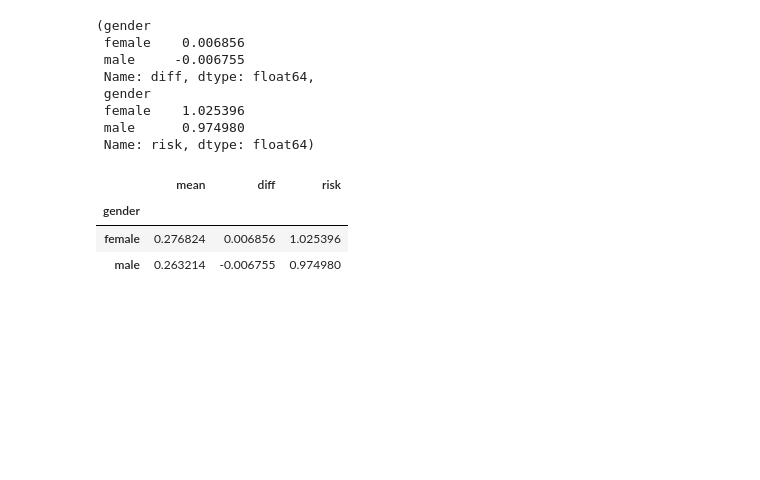
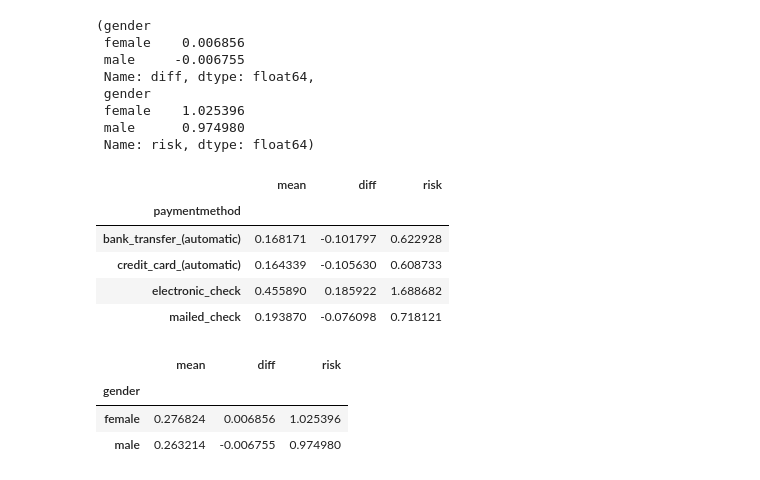
Before and after one commit to MarcBernstein0/raizel-practice-questions, a Jupyter notebook: notebook/Churn.ipynb, the cells around one changed output. Drawn from its saved outputs; the diff is of its cells as text; code cells hidden in the pictures; blank space fills up the shorter version.

Commit message:
risk notes

```diff
--- a/notebook/Churn.ipynb
+++ b/notebook/Churn.ipynb
@@ -344,6 +344,16 @@ df_group['diff'], df_group['risk']
  Name: risk, dtype: float64)
 # %%
 from IPython.display import display
+# %%
+#run after next cell
+df_group.head()
+# %% [output]
+|  | mean | diff | risk |
+| paymentmethod |  |  |  |
+| bank_transfer_(automatic) | 0.168171 | -0.101797 | 0.622928 |
+| credit_card_(automatic) | 0.164339 | -0.105630 | 0.608733 |
+| electronic_check | 0.455890 | 0.185922 | 1.688682 |
+| mailed_check | 0.193870 | -0.076098 | 0.718121 |
 # %%
 for col in categorical:
     df_group = df_train_full.groupby(by=col)['churn'].agg(['mean'])
```
Also changed, not shown: parts of 1 cell of this notebook.
